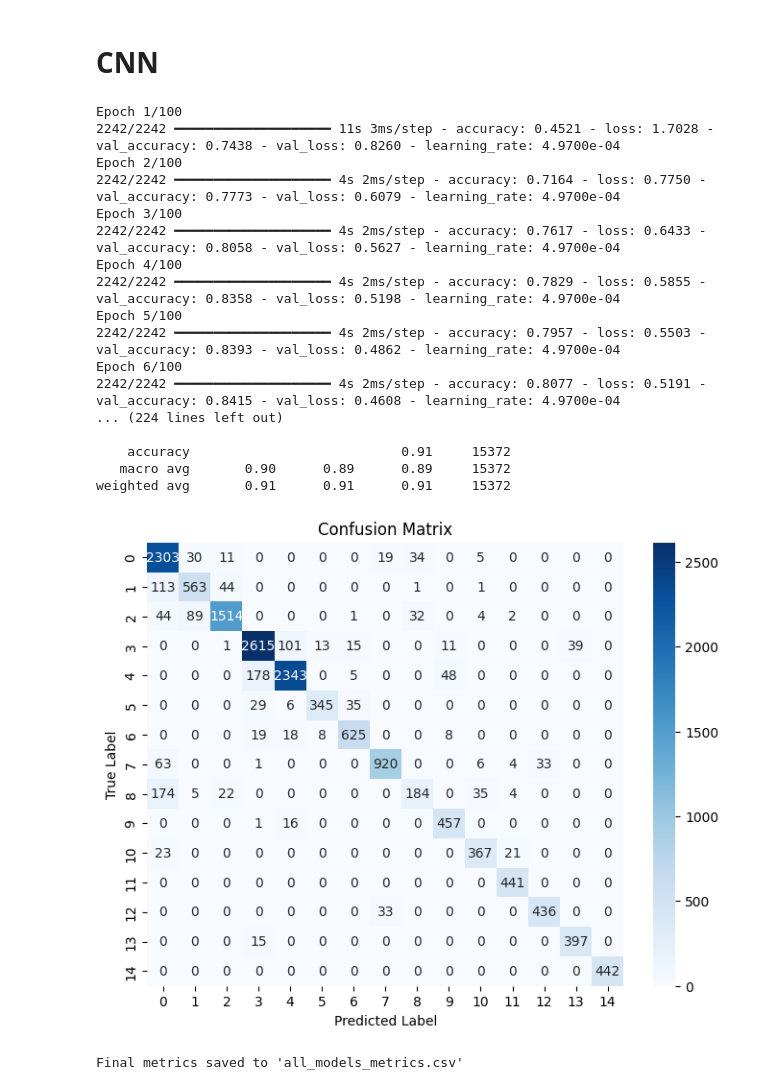
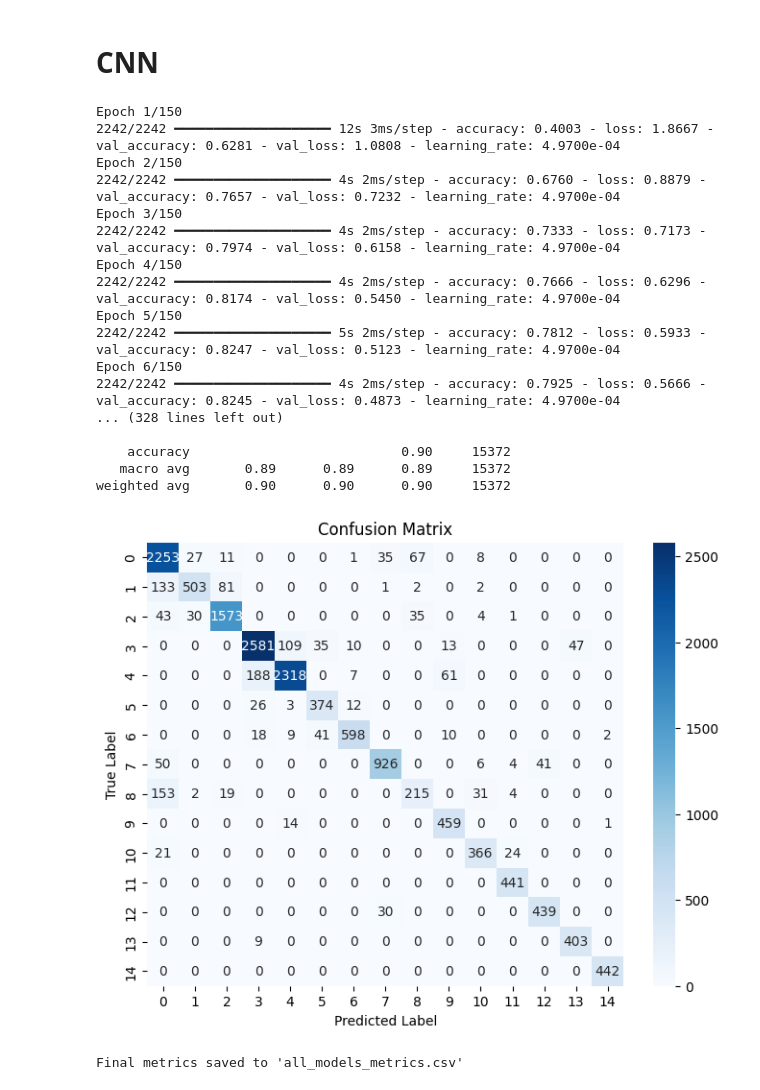
Before and after one commit to kaushikar11/RAI-HER, a Jupyter notebook: MODELS-EVALUATION.ipynb, the cells around one changed output. Drawn from its saved outputs; the diff is of its cells as text; code cells hidden in the pictures.

```diff
--- a/MODELS-EVALUATION.ipynb
+++ b/MODELS-EVALUATION.ipynb
@@ -989,7 +989,7 @@ num_classes = len(np.unique(y))
 cnn_model = build_cnn_model(input_shape, num_classes)
 history = cnn_model.fit(
     X_train_cnn, y_train,
-    epochs=100, batch_size=32,
+    epochs=150, batch_size=32,
     validation_data=(X_val_cnn, y_val),
     callbacks=[
         reduce_lr
@@ -1008,50 +1008,50 @@ pred_df['Emotion_Type'] = pred_df['Emotion'].apply(lambda x: 1.0 if x in positiv
 pred_df.drop(columns=['Emotion'], inplace=True)
 
 test_df = X_test.copy()
 test_df['Emotion_Type'] = (test_df['Emotion_Type'] == 1).astype(float)
 
 # Compute evaluation metrics
 accuracy = accuracy_score(y_test, predicted_labels)
 precision = precision_score(y_test, predicted_labels, average='weighted')
 recall = recall_score(y_test, predicted_labels, average='weighted')
 
 # Print evaluation metrics
 print(f"Accuracy: {accuracy:.4f}")
 print(f"Precision: {precision:.4f}")
 print(f"Recall: {recall:.4f}")
 
 # Classification Report
 class_report = classification_report(y_test, predicted_labels)
 print("Classification Report:")
 print(class_report)
 
 # Plot Confusion Matrix
 plt.figure(figsize=(8, 6))
 conf_matrix = tf.math.confusion_matrix(y_test, predicted_labels).numpy()
 sns.heatmap(conf_matrix, annot=True, fmt='d', cmap='Blues', xticklabels=np.unique(y_test), yticklabels=np.unique(y_test))
 plt.xlabel('Predicted Label')
 plt.ylabel('True Label')
 plt.title('Confusion Matrix')
 plt.show()
 # %% [output]
-Epoch 1/100
-2242/2242 ━━━━━━━━━━━━━━━━━━━━ 11s 3ms/step - accuracy: 0.4521 - loss: 1.7028 - val_accuracy: 0.7438 - val_loss: 0.8260 - learning_rate: 4.9700e-04
-Epoch 2/100
-2242/2242 ━━━━━━━━━━━━━━━━━━━━ 4s 2ms/step - accuracy: 0.7164 - loss: 0.7750 - val_accuracy: 0.7773 - val_loss: 0.6079 - learning_rate: 4.9700e-04
-Epoch 3/100
-2242/2242 ━━━━━━━━━━━━━━━━━━━━ 4s 2ms/step - accuracy: 0.7617 - loss: 0.6433 - val_accuracy: 0.8058 - val_loss: 0.5627 - learning_rate: 4.9700e-04
-Epoch 4/100
-2242/2242 ━━━━━━━━━━━━━━━━━━━━ 4s 2ms/step - accuracy: 0.7829 - loss: 0.5855 - val_accuracy: 0.8358 - val_loss: 0.5198 - learning_rate: 4.9700e-04
-Epoch 5/100
-2242/2242 ━━━━━━━━━━━━━━━━━━━━ 4s 2ms/step - accuracy: 0.7957 - loss: 0.5503 - val_accuracy: 0.8393 - val_loss: 0.4862 - learning_rate: 4.9700e-04
-Epoch 6/100
-2242/2242 ━━━━━━━━━━━━━━━━━━━━ 4s 2ms/step - accuracy: 0.8077 - loss: 0.5191 - val_accuracy: 0.8415 - val_loss: 0.4608 - learning_rate: 4.9700e-04
-... (224 lines left out)
+Epoch 1/150
+2242/2242 ━━━━━━━━━━━━━━━━━━━━ 12s 3ms/step - accuracy: 0.4003 - loss: 1.8667 - val_accuracy: 0.6281 - val_loss: 1.0808 - learning_rate: 4.9700e-04
+Epoch 2/150
+2242/2242 ━━━━━━━━━━━━━━━━━━━━ 4s 2ms/step - accuracy: 0.6760 - loss: 0.8879 - val_accuracy: 0.7657 - val_loss: 0.7232 - learning_rate: 4.9700e-04
+Epoch 3/150
+2242/2242 ━━━━━━━━━━━━━━━━━━━━ 4s 2ms/step - accuracy: 0.7333 - loss: 0.7173 - val_accuracy: 0.7974 - val_loss: 0.6158 - learning_rate: 4.9700e-04
+Epoch 4/150
+2242/2242 ━━━━━━━━━━━━━━━━━━━━ 4s 2ms/step - accuracy: 0.7666 - loss: 0.6296 - val_accuracy: 0.8174 - val_loss: 0.5450 - learning_rate: 4.9700e-04
+Epoch 5/150
+2242/2242 ━━━━━━━━━━━━━━━━━━━━ 5s 2ms/step - accuracy: 0.7812 - loss: 0.5933 - val_accuracy: 0.8247 - val_loss: 0.5123 - learning_rate: 4.9700e-04
+Epoch 6/150
+2242/2242 ━━━━━━━━━━━━━━━━━━━━ 4s 2ms/step - accuracy: 0.7925 - loss: 0.5666 - val_accuracy: 0.8245 - val_loss: 0.4873 - learning_rate: 4.9700e-04
+... (328 lines left out)
 
-    accuracy                           0.91     15372
-   macro avg       0.90      0.89      0.89     15372
-weighted avg       0.91      0.91      0.91     15372
+    accuracy                           0.90     15372
+   macro avg       0.89      0.89      0.89     15372
+weighted avg       0.90      0.90      0.90     15372
-[figure, old version]
+[figure, new version]
 # %%
 model_name = "CNN_Model"
 new_row = pd.DataFrame([{
```
Also changed, not shown: parts of 3 cells of this notebook.
